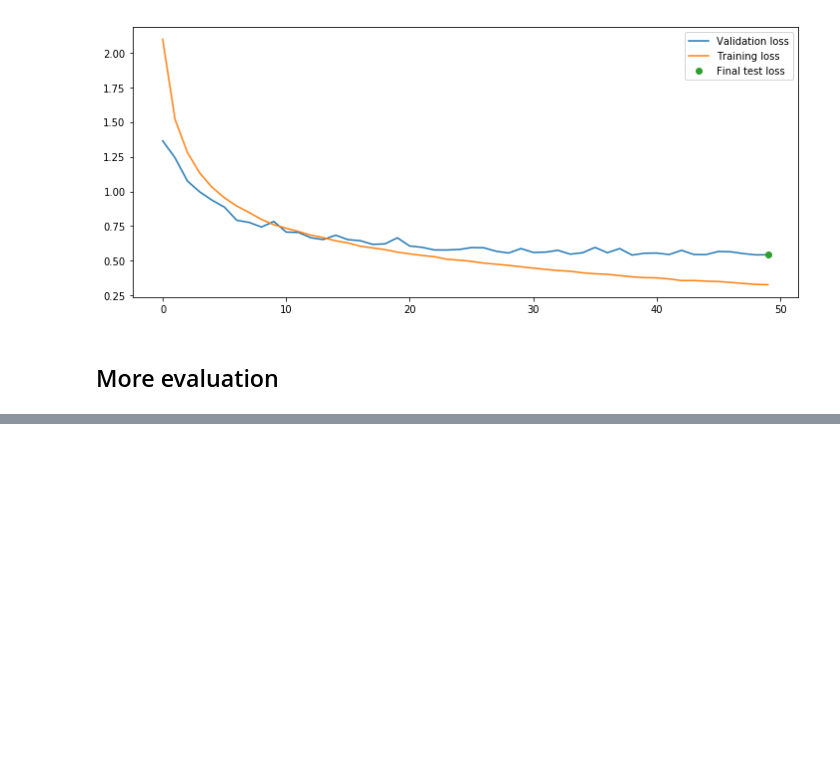
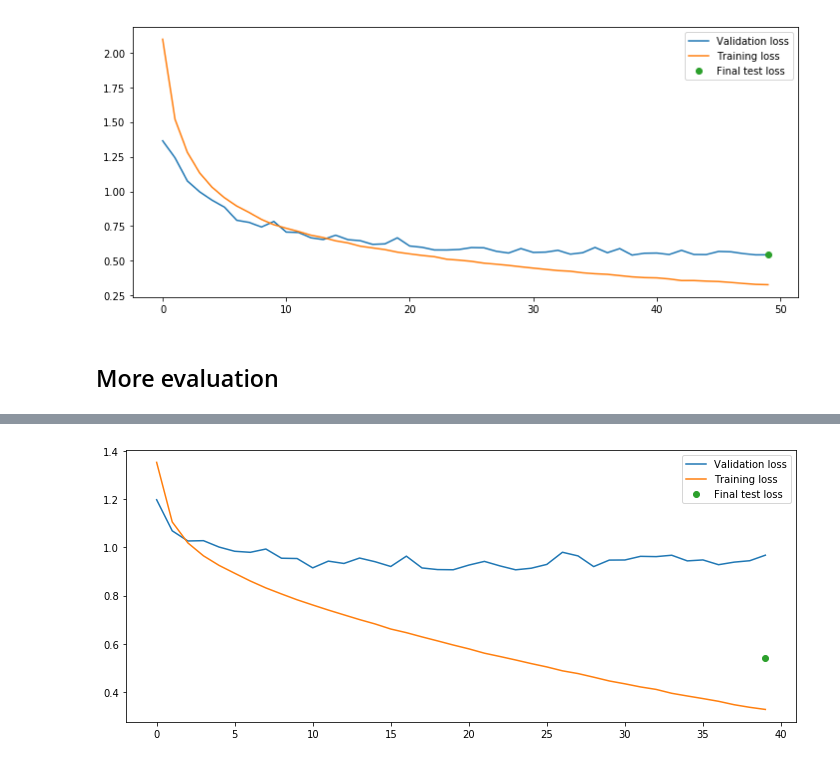
Before and after one commit to vegarab/cifar-image-classification, a Jupyter notebook: docs/cifar-project.ipynb, the cells around one changed output, grey strips where cells are left out. Saved outputs shown, nothing was run; the diff lists cells and outputs as text; code cells hidden in the pictures; blank space fills up the shorter version.

```diff
--- a/docs/cifar-project.ipynb
+++ b/docs/cifar-project.ipynb
@@ -427,0 +485,10 @@ weighted avg       0.85      0.85      0.85     10000
+# %%
+# plot final losses
+plt.figure(figsize=(12, 5))
+plt.plot(history['val_loss'], label='Validation loss')
+plt.plot(history['loss'], label='Training loss')
+plt.plot([epochs-1], [final_loss], 'o', label='Final test loss')
+plt.legend()
+plt.show()
+# %% [output]
+[figure, added]
```
Also changed, not shown: parts of 13 cells of this notebook, 2 other files.
